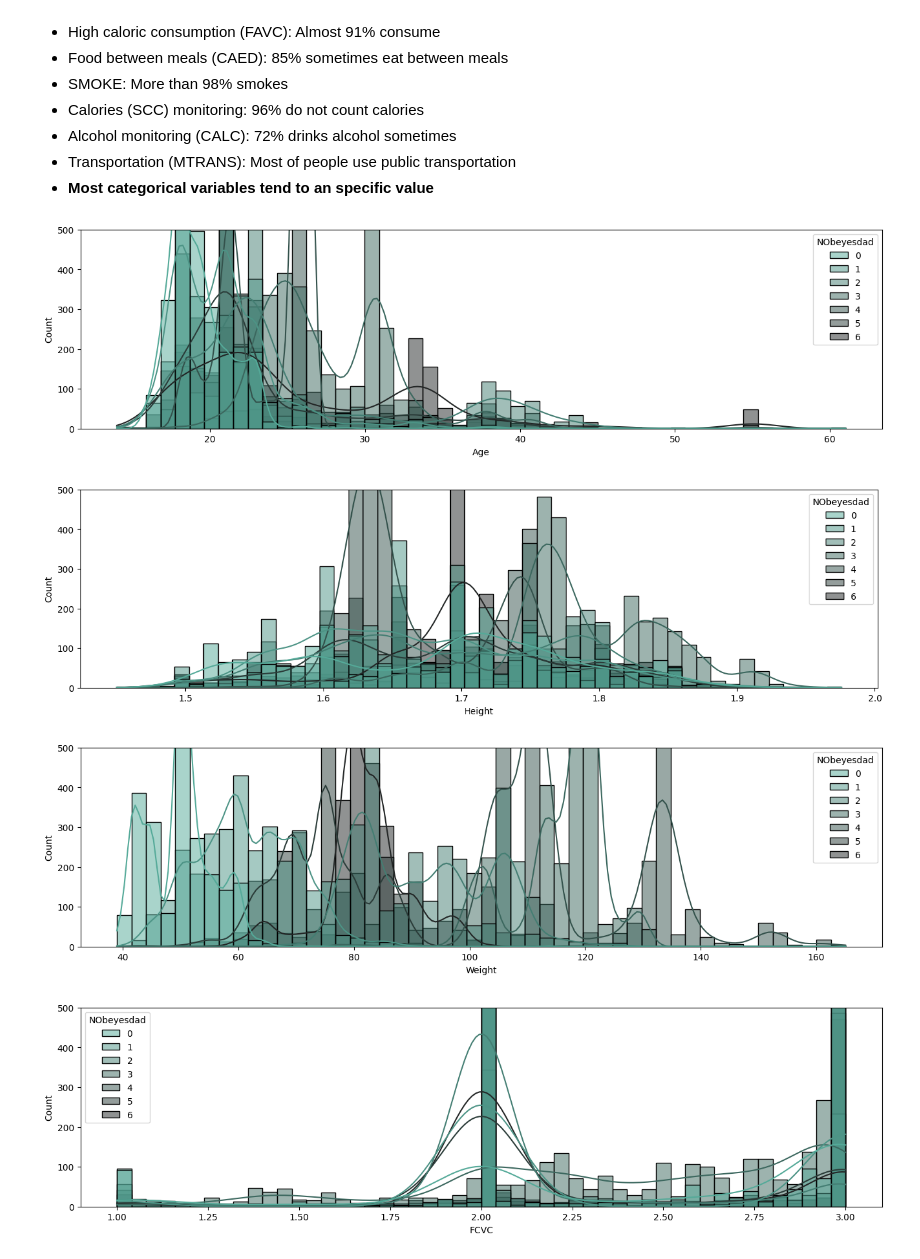
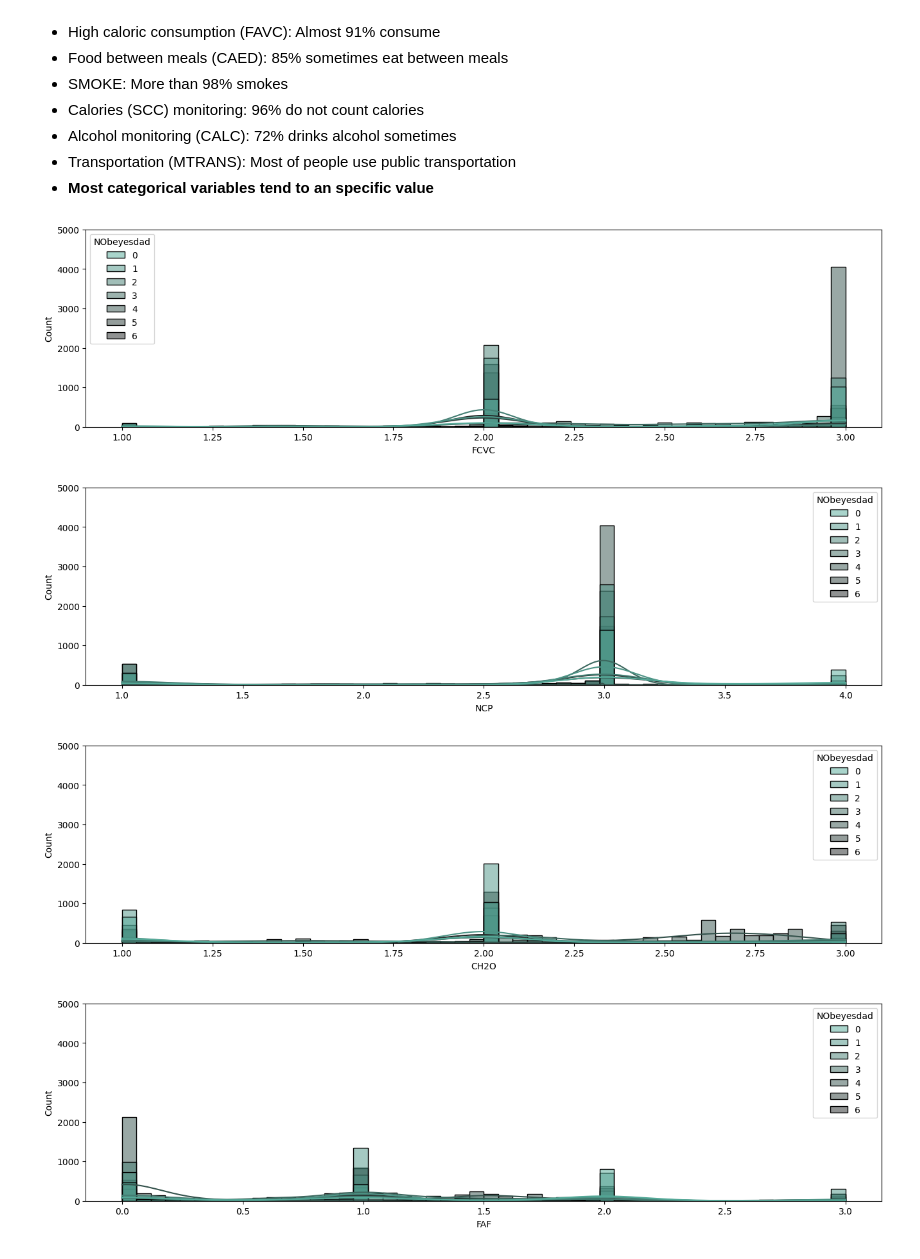
Before and after one commit to elmerescandon/arkangel-ai-obesity-chall, a Jupyter notebook: exploration/data_exploration.ipynb, the cells around one changed output. Drawn from its saved outputs; the diff is of its cells as text; code cells hidden in the pictures.

```diff
--- a/exploration/data_exploration.ipynb
+++ b/exploration/data_exploration.ipynb
@@ -141,17 +138,25 @@ Passing `palette` without assigning `hue` is deprecated and will be removed in v
 def plot_histograms_and_density(dataframe, column):
     fig, ax = plt.subplots(figsize=(16, 4))
     sns.histplot(data=dataframe, x=column, hue="NObeyesdad", bins=50, kde=True, palette=sns.color_palette("dark:#5A9_r", as_cmap=True))
-    plt.ylim(0,500)
+    plt.ylim(0,5000)
     plt.show()
 # %%
 le = LabelEncoder()
 df['NObeyesdad']=le.fit_transform (df['NObeyesdad'])
 
-for column in continuous_vars:
+# FCVC: Vegetables
+# NCP: Main meals
+# CH20: Water consumption
+# FAF: Physical activity frequency
+# TUE: Time using technology devices
+
+# Convert only letters to array
+columns_to_plot = ['FCVC', 'NCP', 'CH2O', 'FAF', 'TUE']
+for column in columns_to_plot:
     if column != 'id':
         plot_histograms_and_density(df, column)
 # %% [output]
-[figure, old version]
+[figure, new version]
-[figure, old version]
+[figure, new version]
-[figure, old version]
+[figure, new version]
-[figure, old version]
+[figure, new version]
```
Also changed, not shown: parts of 6 cells of this notebook.
